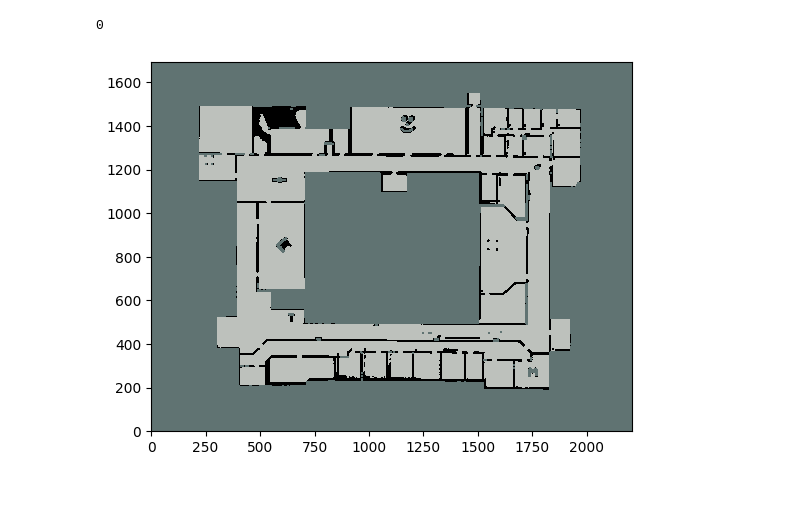
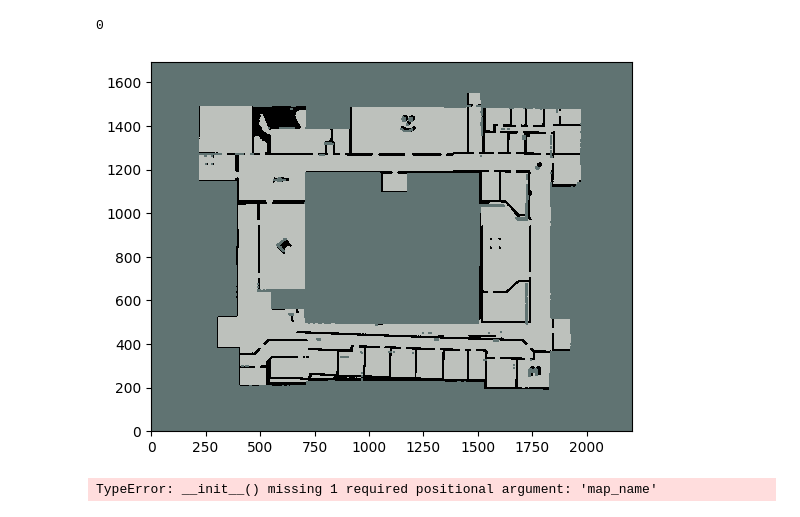
Before and after one commit to maurotella/ROS.postprocessing, a Jupyter notebook: test.ipynb, the cells around one changed output. Saved outputs shown, nothing was run; the diff lists cells and outputs as text; code cells hidden in the pictures.

```diff
--- a/test.ipynb
+++ b/test.ipynb
@@ -6,5 +6,5 @@ from matplotlib.colors import LinearSegmentedColormap
 from math import inf
 import numpy as np
 
-stats.DB_PATH = '/home/aislab/Desktop'
+path = '/home/aislab/Desktop/data_test.db'
 # %%
@@ -11,0 +12,2 @@ maps = [map for map in stats.SingleRun(99).finalMaps['map'].iloc]
+# %%
+stats.SingleRun(path,99).get_robot_nr()
@@ -105,9 +117,9 @@ len(img)*len(img[0]) - len(img[img==-1]) - len(img[img==0]) - len(img[img==100])
 # %% [output]
 0
 # %%
-stats.plot_occ_grid(stats.SingleRun(99,real_map='office_big').get_final_map(old_method=False),plt.gca())
+stats.plot_occ_grid(stats.SingleRun(path,99,real_map='office_big').get_final_map(old_method=True),plt.gca())
 # %% [output]
-[figure, old version]
+[figure, new version]
 # %%
 TS_office2_3 = stats.TestSet(
     {'my': [299,169,170,171,172,301,303,302,300,304],
@@ -154,6 +166,8 @@ TS_E40_3 = stats.TestSet(
      'el': [389,391,415,444,452,453,462,464,465,466]},
     'e13'
 )
+# %% [output]
+TypeError: __init__() missing 1 required positional argument: 'map_name'
 # %%
 TS_bigoffice_3.get_perc_areas()
 # %% [output]
```
Also changed, not shown: parts of 6 cells of this notebook, 3 other files.
